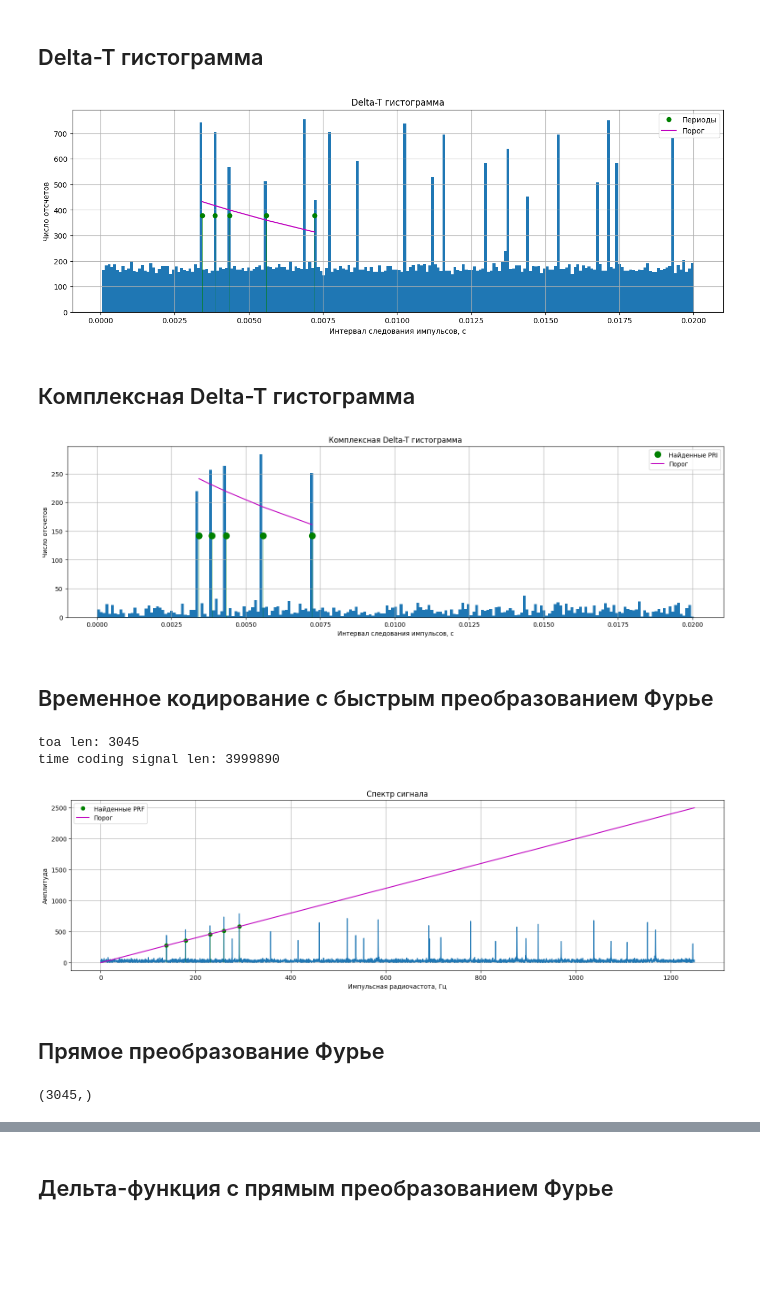
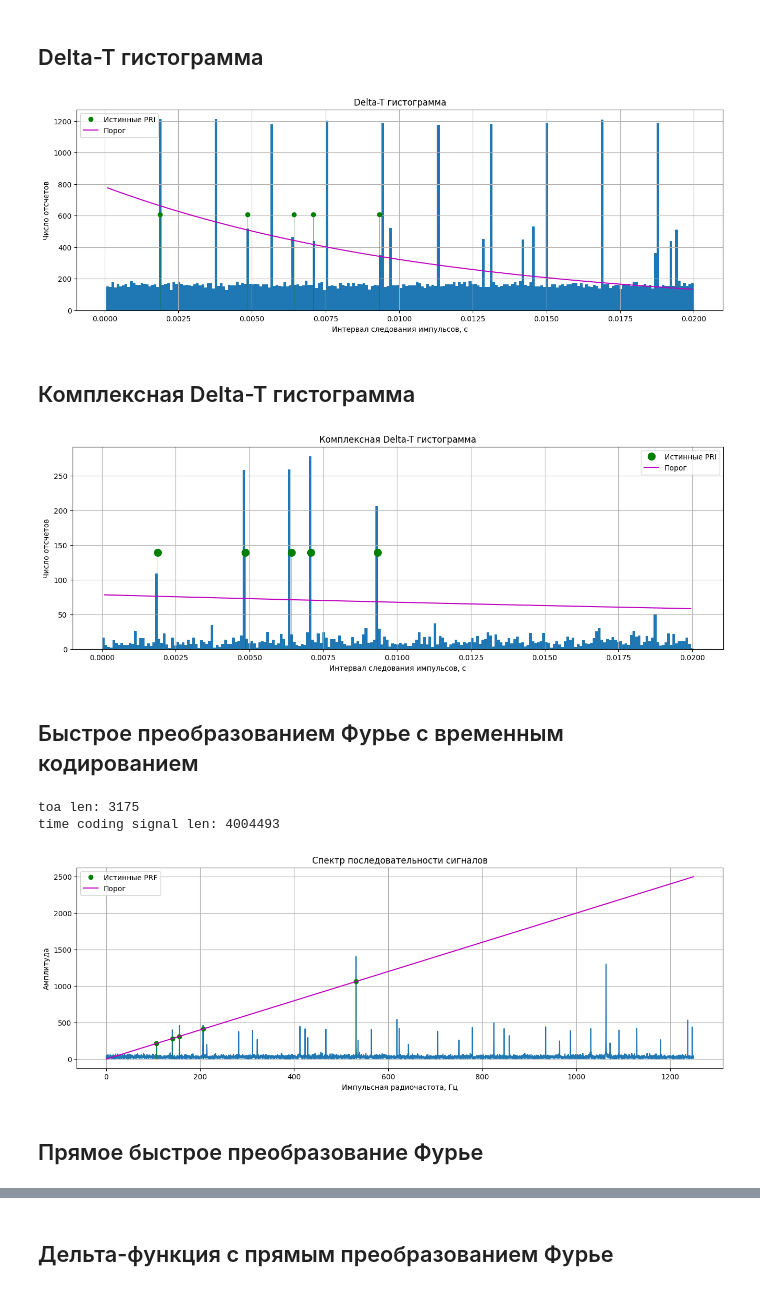
Before and after one commit to Fayzak/etu-diplom-2025, a Jupyter notebook: src/notebooks/Исследование_алгоритмов_параметрической_селекции_сигналов.ipynb, the cells around one changed output, grey strips where cells are left out. Cells and saved outputs as stored; diff of their text form; code cells hidden in the pictures; blank space fills up the shorter version.

```diff
--- a/src/notebooks/Исследование_алгоритмов_параметрической_селекции_сигналов.ipynb
+++ b/src/notebooks/Исследование_алгоритмов_параметрической_селекции_сигналов.ipynb
@@ -122,11 +122,11 @@ class ModelTOA:
                 color="w",
                 markerfacecolor=colors[i],
                 markersize=10,
-                label=f"Period {int(label)}",
+                label=f"Период {int(label)}",
             )
             for i, label in enumerate(unique_labels)
         ]
-        plt.legend(handles=legend_elements, title="Periods")
+        plt.legend(handles=legend_elements, title="Периоды")
 
         plt.grid()
         plt.show()
@@ -178,12 +178,12 @@ diff.shape
 # %% [markdown]
 ## Функция порогов PRI для гистограмм
 # %%
-def get_thresholds(period_array: np.ndarray, T: int, hist_n: int, signal_loss_rate: float, x: float, g: float):
-    N = T * np.sum(1/period_array)
+def get_thresholds(periods: np.ndarray, T: int, hist_n: np.ndarray, signal_loss_rate: float, x: float, g: float):
+    N = T * np.sum(1 / periods)
     B = len(hist_n)
     d = np.max(hist_n) - np.mean(hist_n)
     x *= signal_loss_rate
-    thresholds = [x * (N - d) * np.exp(-1*(period)/g*B) for period in period_array]
+    thresholds = [x * (N - d) * np.exp(-period / g * B) for period in periods]
     return np.array(thresholds)
 # %% [markdown]
 ## Delta-T гистограмма
@@ -191,16 +191,19 @@ def get_thresholds(period_array: np.ndarray, T: int, hist_n: int, signal_loss_ra
 plt.figure(figsize=(16,5))
 hist_res = plt.hist(diff, bins = 'sqrt')
 
-thresholds = get_thresholds(period_array=period_array,
+edges = hist_res[1]
+mid_bins = (edges[1:] + edges[:-1]) / 2
+
+thresholds = get_thresholds(periods=mid_bins,
                             T=T,
                             hist_n=hist_res[0],
                             signal_loss_rate=signal_loss_rate,
-                            x=0.5,
+                            x=1e-2,
                             g=2.5)
 
-plt.plot(period_array, [max(hist_res[0])*0.5] * len(period_array), 'go', label="Периоды")
+plt.plot(period_array, [max(hist_res[0])*0.5] * len(period_array), 'go', label="Истинные PRI")
 plt.vlines(period_array, 0, max(hist_res[0])*0.5, 'g', linewidth=0.4)
-plt.plot(period_array, thresholds, color='m', label='Порог')
+plt.plot(mid_bins, thresholds, color='m', label='Порог')
 
 plt.title('Delta-T гистограмма')
 plt.xlabel('Интервал следования импульсов, с')
@@ -209,41 +212,42 @@ plt.grid()
 plt.legend()
 plt.show()
 # %% [output]
-[figure, old version]
+[figure, new version]
 # %% [markdown]
 ## Комплексная Delta-T гистограмма
 # %%
 bin_edges = hist_res[1]
+mid_bins = (bin_edges[:-1] + bin_edges[1:]) / 2
 count = np.zeros(len(bin_edges), dtype = 'complex')
 for ph, val in zip(phase, diff):
     ind = np.searchsorted(bin_edges, val, side='right') - 1
     count[ind] += ph
 complex_amplitude = abs(count)
 # %%
-thresholds = get_thresholds(period_array=period_array,
+thresholds = get_thresholds(periods=mid_bins,
                             T=T,
                             hist_n=hist_res[0],
                             signal_loss_rate=signal_loss_rate,
-                            x=0.3,
-                            g=2.0)
+                            x=1e-3,
+                            g=15)
 # %%
-plt.figure(figsize=(19,5))
+plt.figure(figsize=(16,5))
 
 plt.bar(bin_edges, complex_amplitude, width=bin_edges[1]-bin_edges[0])
-plt.plot(period_array, [max(complex_amplitude)*0.5] * len(period_array), 'go', markersize=10, label="Найденные PRI")
+plt.plot(period_array, [max(complex_amplitude)*0.5] * len(period_array), 'go', markersize=10, label="Истинные PRI")
 plt.vlines(period_array, 0, max(complex_amplitude)*0.5, 'g', linewidth=0.4)
-plt.plot(period_array, thresholds, color='m', label='Порог')
+plt.plot(mid_bins, thresholds, color='m', label='Порог')
 
 plt.title('Комплексная Delta-T гистограмма')
 plt.xlabel('Интервал следования импульсов, с')
 plt.ylabel('Число отсчетов')
 plt.grid()
 plt.legend()
 plt.show()
 # %% [output]
-[figure, old version]
+[figure, new version]
-# %% [markdown]
-## Временное кодирование с быстрым преобразованием Фурье
+# %% [markdown]
+## Быстрое преобразованием Фурье с временным кодированием
 # %%
 from tqdm import tqdm
 
@@ -258,8 +262,8 @@ for toa in tqdm(toa_array):
 print(f'\ntoa len: {len(toa_array)}')
 print(f'time coding signal len: {len(signal)}')
 # %% [output]
-toa len: 3045
-time coding signal len: 3999890
+toa len: 3175
+time coding signal len: 4004493
 # %%
 fft_result = np.fft.fft(signal)
 frequencies = np.fft.fftfreq(len(signal), delta_t)
@@ -269,27 +273,22 @@ amplitude = amplitude[:len(amplitude)//2]
 fs = 1 / delta_t
 N = int((2 * len(amplitude)) / (fs * min_period_threshold) / 16)
 # %%
-plt.figure(figsize=(19,5))
+plt.figure(figsize=(16,5))
 plt.plot(frequencies[1:N], amplitude[1:N])
-plt.plot(1 / period_array, (T / period_array)*0.5, 'go', label="Найденные PRF")
+plt.plot(1 / period_array, (T / period_array)*0.5, 'go', label="Истинные PRF")
 plt.plot(frequencies[1:N], (T * frequencies[1:N])*0.5, 'm', label="Порог")
 plt.vlines(1 / period_array, 0, (T / period_array)*0.5, 'g', linewidth=0.4)
 
-plt.title('Спектр сигнала')
+plt.title('Спектр последовательности сигналов')
 plt.xlabel('Импульсная радиочастота, Гц')
 plt.ylabel('Амплитуда')
 plt.grid()
 plt.legend()
 plt.show()
 # %% [output]
-[figure, old version]
+[figure, new version]
 # %% [markdown]
-## Прямое преобразование Фурье
+## Прямое быстрое преобразование Фурье
-# %%
-np.ceil(np.log2(toa_array.shape))
-toa_array.shape
-# %% [output]
-(3045,)
 # %%
 signal_1 = np.sin(2 * np.pi * (toa_array) / (max(toa_array)))
 
```
Also changed, not shown: parts of 6 cells of this notebook, 1 other file.
